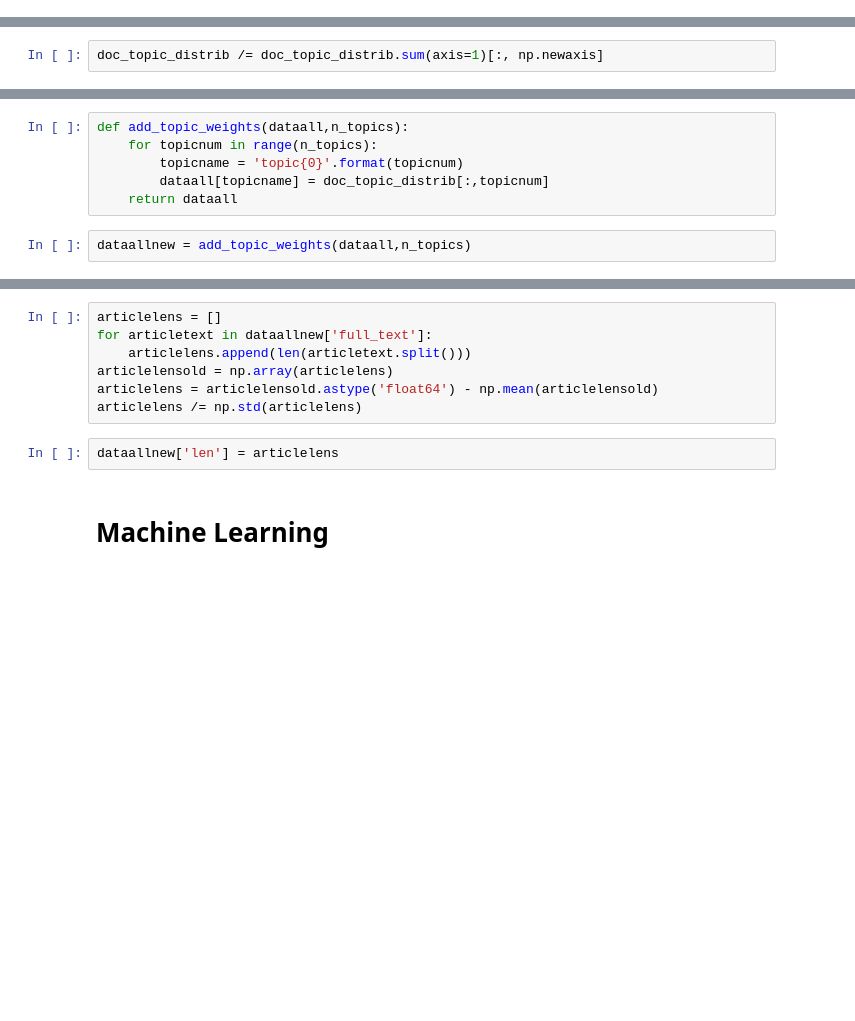
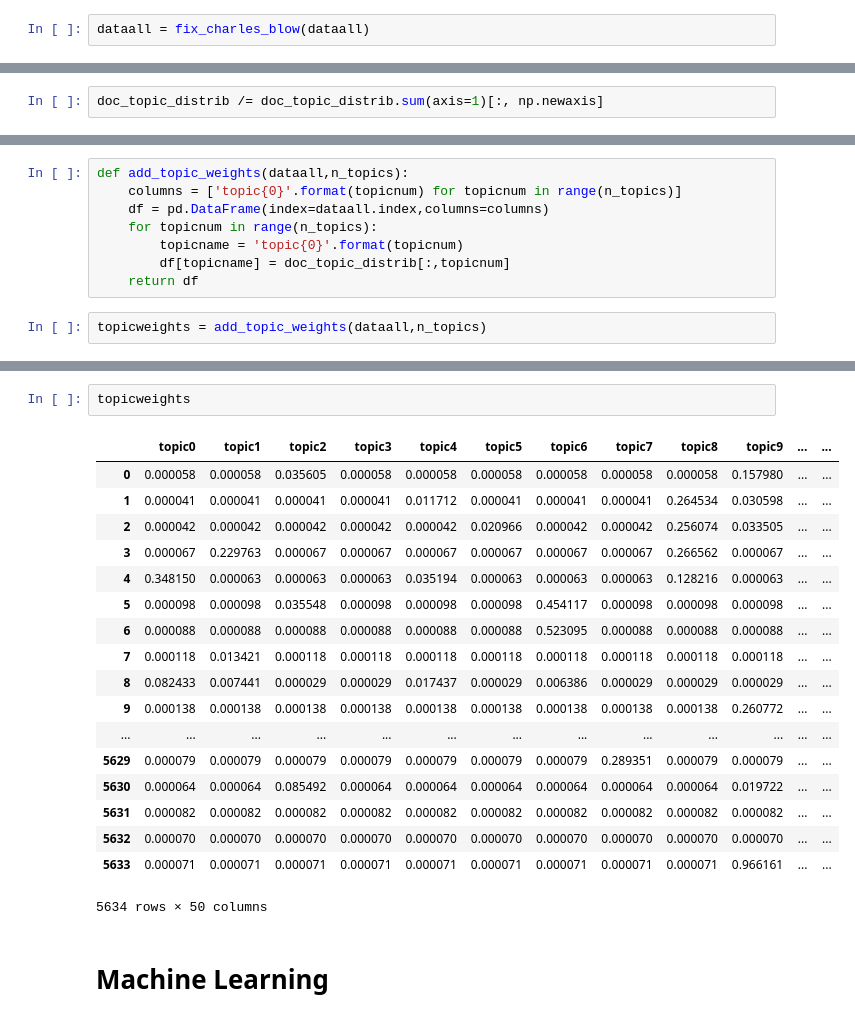
Before and after one commit to varunprajan/OpEd, a Jupyter notebook: OpEd_Analysis.ipynb, the cells around one changed output, grey strips where cells are left out. Drawn from its saved outputs; the diff is of its cells as text; blank space fills up the shorter version.

Commit message:
All Data

```diff
--- a/OpEd_Analysis.ipynb
+++ b/OpEd_Analysis.ipynb
@@ -141,0 +209,2 @@ dataall = dataall.reset_index(drop=True)
+# %%
+dataall = fix_charles_blow(dataall)
@@ -226,8 +347,10 @@ plt.show()
 # %%
 def add_topic_weights(dataall,n_topics):
+    columns = ['topic{0}'.format(topicnum) for topicnum in range(n_topics)]
+    df = pd.DataFrame(index=dataall.index,columns=columns)
     for topicnum in range(n_topics):
         topicname = 'topic{0}'.format(topicnum)
-        dataall[topicname] = doc_topic_distrib[:,topicnum]
-    return dataall
+        df[topicname] = doc_topic_distrib[:,topicnum]
+    return df
 # %%
-dataallnew = add_topic_weights(dataall,n_topics)
+topicweights = add_topic_weights(dataall,n_topics)
@@ -238,12 +357,24 @@ dataallnew = add_topic_weights(dataall,n_topics)
-# %%
-articlelens = []
-for articletext in dataallnew['full_text']:
-    articlelens.append(len(articletext.split()))
-articlelensold = np.array(articlelens)
-articlelens = articlelensold.astype('float64') - np.mean(articlelensold)
-articlelens /= np.std(articlelens)
-# %%
-dataallnew['len'] = articlelens
+# %%
+topicweights
+# %% [output]
+|  | topic0 | topic1 | topic2 | topic3 | topic4 | topic5 | topic6 | topic7 | topic8 | topic9 | ... | ... |
+| 0 | 0.000058 | 0.000058 | 0.035605 | 0.000058 | 0.000058 | 0.000058 | 0.000058 | 0.000058 | 0.000058 | 0.157980 | ... | ... |
+| 1 | 0.000041 | 0.000041 | 0.000041 | 0.000041 | 0.011712 | 0.000041 | 0.000041 | 0.000041 | 0.264534 | 0.030598 | ... | ... |
+| 2 | 0.000042 | 0.000042 | 0.000042 | 0.000042 | 0.000042 | 0.020966 | 0.000042 | 0.000042 | 0.256074 | 0.033505 | ... | ... |
+| 3 | 0.000067 | 0.229763 | 0.000067 | 0.000067 | 0.000067 | 0.000067 | 0.000067 | 0.000067 | 0.266562 | 0.000067 | ... | ... |
+| 4 | 0.348150 | 0.000063 | 0.000063 | 0.000063 | 0.035194 | 0.000063 | 0.000063 | 0.000063 | 0.128216 | 0.000063 | ... | ... |
+| 5 | 0.000098 | 0.000098 | 0.035548 | 0.000098 | 0.000098 | 0.000098 | 0.454117 | 0.000098 | 0.000098 | 0.000098 | ... | ... |
+| 6 | 0.000088 | 0.000088 | 0.000088 | 0.000088 | 0.000088 | 0.000088 | 0.523095 | 0.000088 | 0.000088 | 0.000088 | ... | ... |
+| 7 | 0.000118 | 0.013421 | 0.000118 | 0.000118 | 0.000118 | 0.000118 | 0.000118 | 0.000118 | 0.000118 | 0.000118 | ... | ... |
+| 8 | 0.082433 | 0.007441 | 0.000029 | 0.000029 | 0.017437 | 0.000029 | 0.006386 | 0.000029 | 0.000029 | 0.000029 | ... | ... |
+| 9 | 0.000138 | 0.000138 | 0.000138 | 0.000138 | 0.000138 | 0.000138 | 0.000138 | 0.000138 | 0.000138 | 0.260772 | ... | ... |
+| ... | ... | ... | ... | ... | ... | ... | ... | ... | ... | ... | ... | ... |
+| 5629 | 0.000079 | 0.000079 | 0.000079 | 0.000079 | 0.000079 | 0.000079 | 0.000079 | 0.289351 | 0.000079 | 0.000079 | ... | ... |
+| 5630 | 0.000064 | 0.000064 | 0.085492 | 0.000064 | 0.000064 | 0.000064 | 0.000064 | 0.000064 | 0.000064 | 0.019722 | ... | ... |
+| 5631 | 0.000082 | 0.000082 | 0.000082 | 0.000082 | 0.000082 | 0.000082 | 0.000082 | 0.000082 | 0.000082 | 0.000082 | ... | ... |
+| 5632 | 0.000070 | 0.000070 | 0.000070 | 0.000070 | 0.000070 | 0.000070 | 0.000070 | 0.000070 | 0.000070 | 0.000070 | ... | ... |
+| 5633 | 0.000071 | 0.000071 | 0.000071 | 0.000071 | 0.000071 | 0.000071 | 0.000071 | 0.000071 | 0.000071 | 0.966161 | ... | ... |
+5634 rows × 50 columns
 # %% [markdown]
 # Machine Learning
 # %%
```
Also changed, not shown: parts of 53 cells of this notebook, 1 other file.
